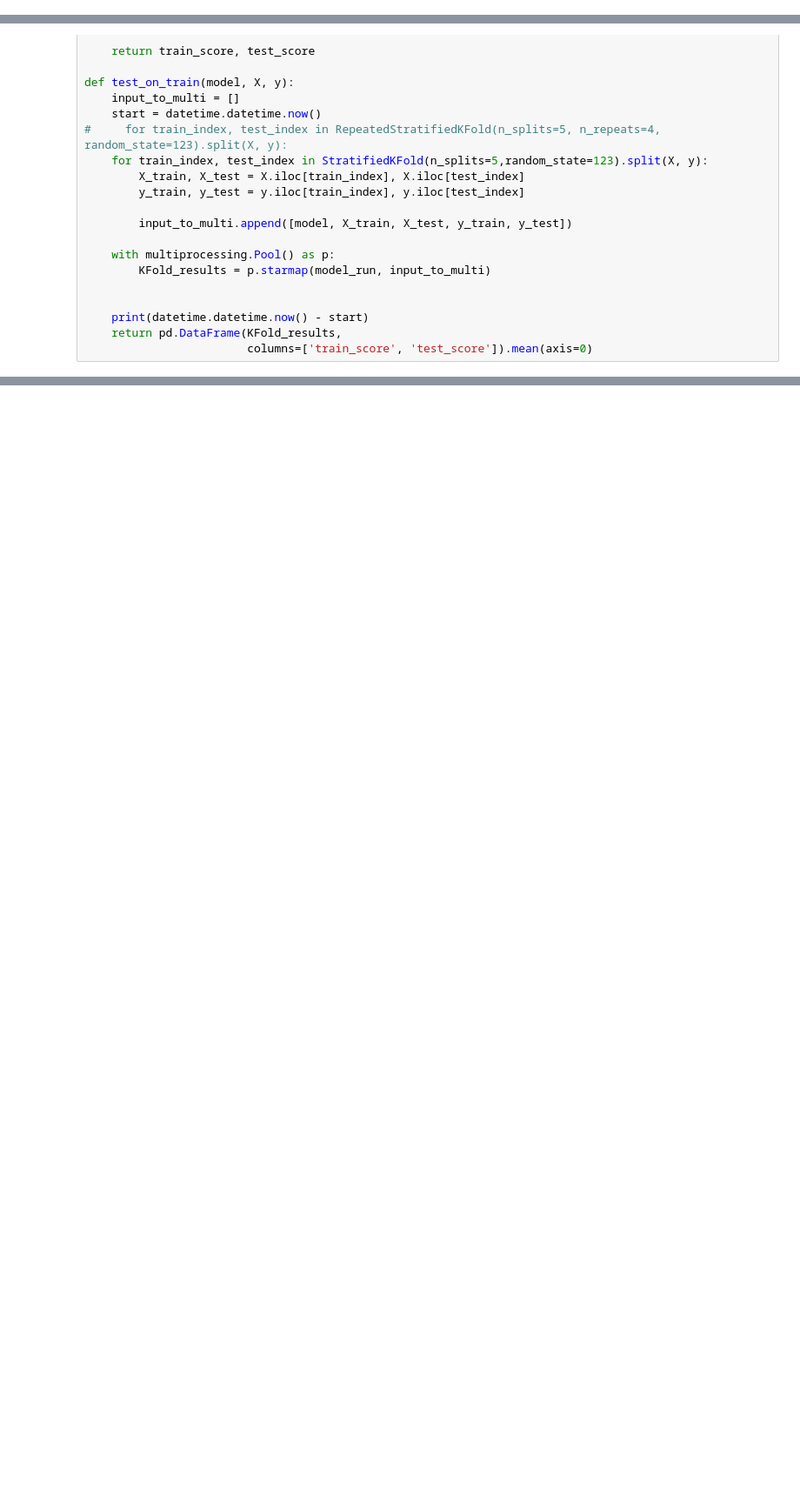
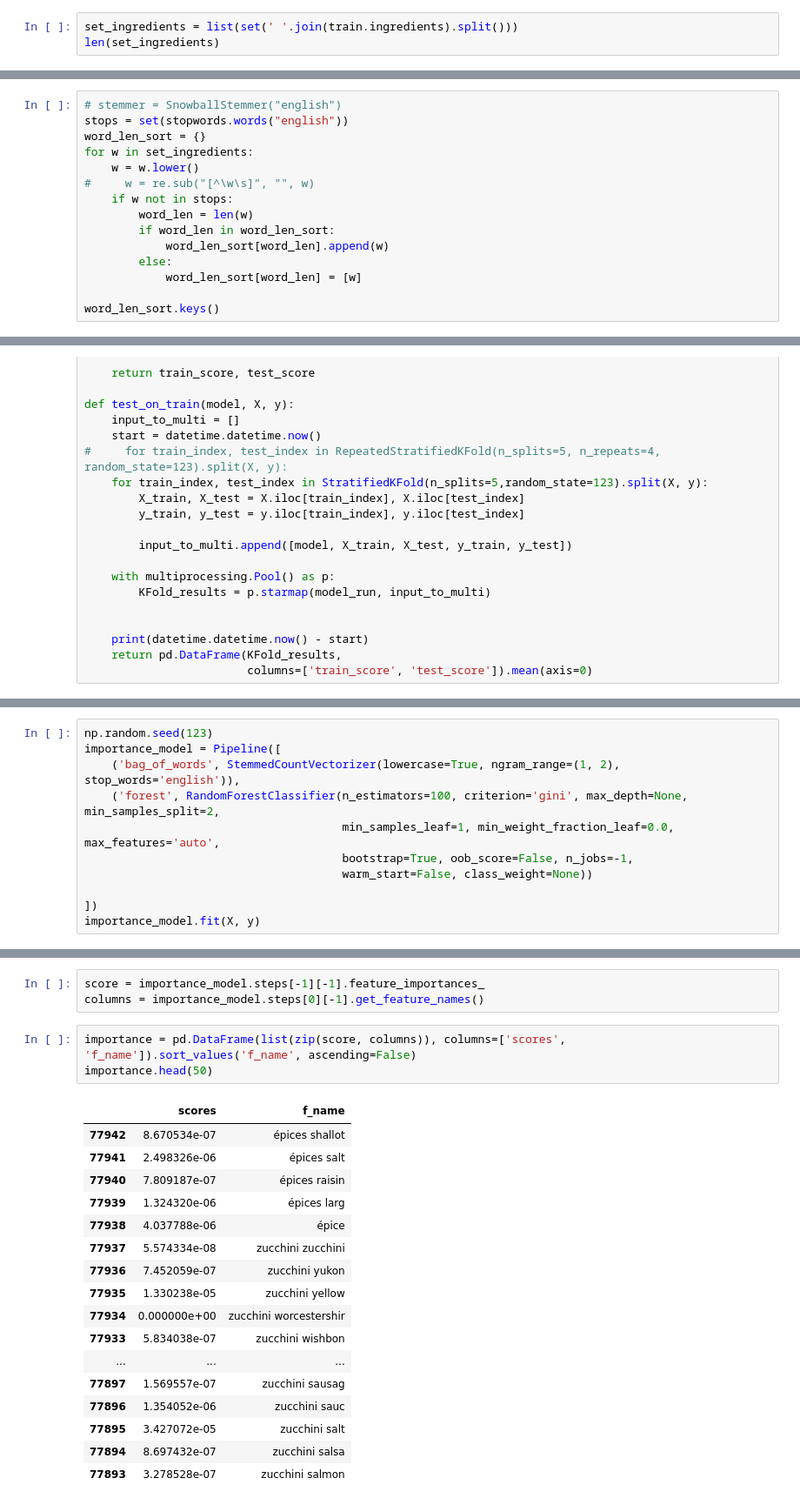
Before and after one commit to arielszabo/What-s_Cooking-kaggle, a Jupyter notebook: deeper.ipynb, the cells around one changed output, grey strips where cells are left out. Shown at 87% size. Saved outputs shown, nothing was run; the diff lists cells and outputs as text; blank space fills up the shorter version.

Commit message:
try some feature selection by random forest

```diff
--- a/deeper.ipynb
+++ b/deeper.ipynb
@@ -21,0 +67,3 @@ train.head()
+# %%
+set_ingredients = list(set(' '.join(train.ingredients).split()))
+len(set_ingredients)
@@ -21,0 +72,15 @@ train.head()
+# %%
+# stemmer = SnowballStemmer("english")
+stops = set(stopwords.words("english"))
+word_len_sort = {}
+for w in set_ingredients:
+    w = w.lower()
+#     w = re.sub("[^\w\s]", "", w)
+    if w not in stops:
+        word_len = len(w)
+        if word_len in word_len_sort:
+            word_len_sort[word_len].append(w)
+        else:
+            word_len_sort[word_len] = [w]
+
+word_len_sort.keys()
@@ -116,0 +280,11 @@ print(datetime.datetime.now())
+# %%
+np.random.seed(123)
+importance_model = Pipeline([
+    ('bag_of_words', StemmedCountVectorizer(lowercase=True, ngram_range=(1, 2), stop_words='english')),
+    ('forest', RandomForestClassifier(n_estimators=100, criterion='gini', max_depth=None, min_samples_split=2,
+                                      min_samples_leaf=1, min_weight_fraction_leaf=0.0, max_features='auto',
+                                      bootstrap=True, oob_score=False, n_jobs=-1,
+                                      warm_start=False, class_weight=None))
+
+])
+importance_model.fit(X, y)
@@ -116,0 +299,24 @@ print(datetime.datetime.now())
+# %%
+score = importance_model.steps[-1][-1].feature_importances_
+columns = importance_model.steps[0][-1].get_feature_names()
+# %%
+importance = pd.DataFrame(list(zip(score, columns)), columns=['scores', 'f_name']).sort_values('f_name', ascending=False)
+importance.head(50)
+# %% [output]
+|  | scores | f_name |
+| 77942 | 8.670534e-07 | épices shallot |
+| 77941 | 2.498326e-06 | épices salt |
+| 77940 | 7.809187e-07 | épices raisin |
+| 77939 | 1.324320e-06 | épices larg |
+| 77938 | 4.037788e-06 | épice |
+| 77937 | 5.574334e-08 | zucchini zucchini |
+| 77936 | 7.452059e-07 | zucchini yukon |
+| 77935 | 1.330238e-05 | zucchini yellow |
+| 77934 | 0.000000e+00 | zucchini worcestershir |
+| 77933 | 5.834038e-07 | zucchini wishbon |
+| ... | ... | ... |
+| 77897 | 1.569557e-07 | zucchini sausag |
+| 77896 | 1.354052e-06 | zucchini sauc |
+| 77895 | 3.427072e-05 | zucchini salt |
+| 77894 | 8.697432e-07 | zucchini salsa |
+| 77893 | 3.278528e-07 | zucchini salmon |
```
Also changed, not shown: parts of 24 cells of this notebook.
